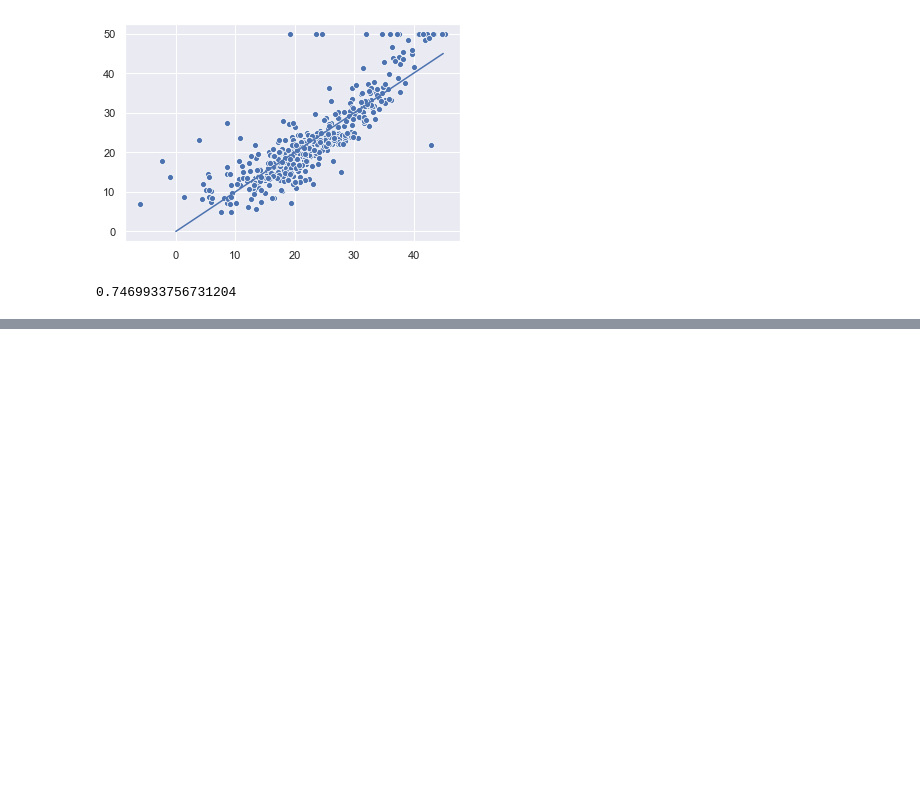
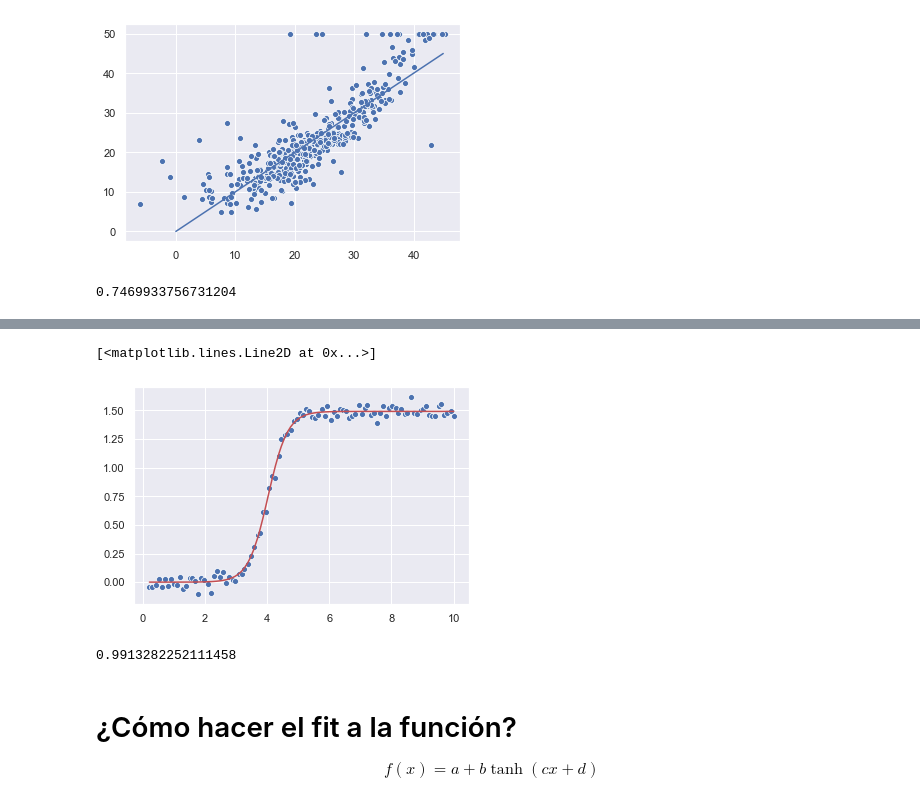
Before and after one commit to BrayanGar123/FISI2028-202010, a Jupyter notebook: ejercicios/semana8-9/sistemas-lineales.ipynb, the cells around one changed output, grey strips where cells are left out. Drawn from its saved outputs; the diff is of its cells as text; code cells hidden in the pictures; blank space fills up the shorter version.

```diff
--- a/ejercicios/semana8-9/sistemas-lineales.ipynb
+++ b/ejercicios/semana8-9/sistemas-lineales.ipynb
@@ -91,0 +208,16 @@ r2
+# %%
+#como encuentro yo a, b y c?
+# cual seria nuestra funcion de costo
+def f(parametros,x):
+    return parametros[0]/(1+np.exp(parametros[1]*x+parametros[2]))
+def Lfit(parametros,x,y):
+    # L = promedio sobre todos los puntos (f(a,b,c;x)-y)^2
+    # parametros np.array([a,b,c])
+    deltaY=f(parametros,x) - y
+    return np.dot(deltaY,deltaY)/len(y)
+# %%
+print("Ajuste para el primer set: x1,y1")
+e=1e-8
+# ansatz: a=1,b=0,c=0
+res1 = sp.optimize.minimize(fun=Lfit, x0=np.array([1,0,0]), args = (x1,y1), tol=e)
+res1
@@ -91,0 +238,15 @@ r2
+# %%
+y1_pred = f(res1.x,x1)
+sns.scatterplot(x1,y1)
+plt.plot(x1,y1_pred,color='r')
+# %% [output]
+[<matplotlib.lines.Line2D at 0x...>]
+[figure, added]
+# %%
+r2 = np.sum((y1_pred-y1.mean())**2)/np.sum((y1-y1.mean())**2)
+r2
+# %% [output]
+0.9913282252111458
+# %% [markdown]
+# ¿Cómo hacer el fit a la función?
+$$f(x) = a + b\tanh(cx+d)$$
```
Also changed, not shown: parts of 22 cells of this notebook, 1 other file.
